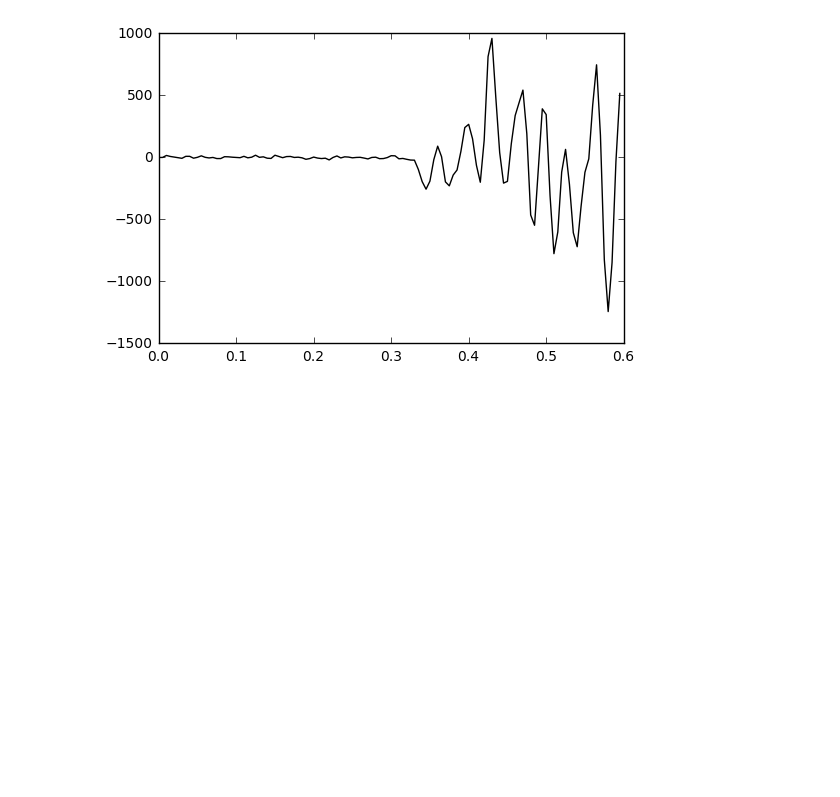
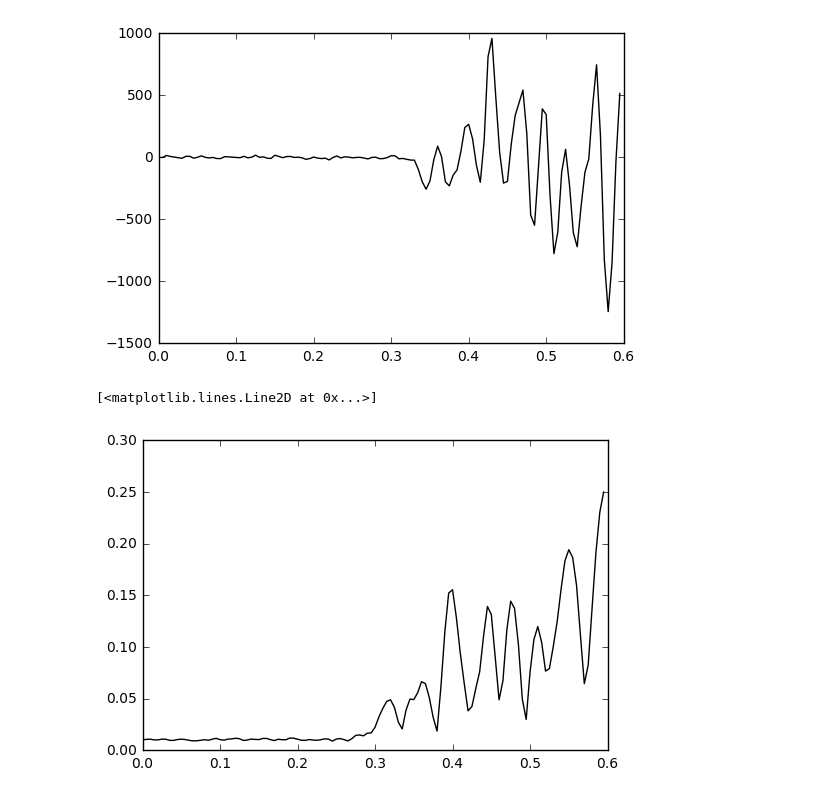
Before and after one commit to internnos/final-project, a Jupyter notebook: Envelope.ipynb, the cells around one changed output. Cells and saved outputs as stored; diff of their text form; code cells hidden in the pictures; blank space fills up the shorter version.

Commit message:
Fixed Envelope bug NN have lots to improve

```diff
--- a/Envelope.ipynb
+++ b/Envelope.ipynb
@@ -57,3 +57,25 @@ plt.plot(t2,data[6060:6180],'k')
 # %% [output]
 [<matplotlib.lines.Line2D at 0x...>]
 [figure]
+# %%
+noise = []
+
+for i in range(0,6000,60):
+    noise.append(data_envelope[i:(i+120)])
+noise = np.array(noise)
+
+
+
+#add p
+p_pick = data_envelope[6066:6186]
+envelope = []
+for i in np.linspace(0.1,0.9,100):
+    envelope.append(i*p_pick)
+envelope = np.array(envelope)
+# %%
+#check the training data
+
+plt.plot(t2,envelope[99],'k')
+# %% [output]
+[<matplotlib.lines.Line2D at 0x...>]
+[figure, added]
```
Also changed, not shown: parts of 2 cells of this notebook.
